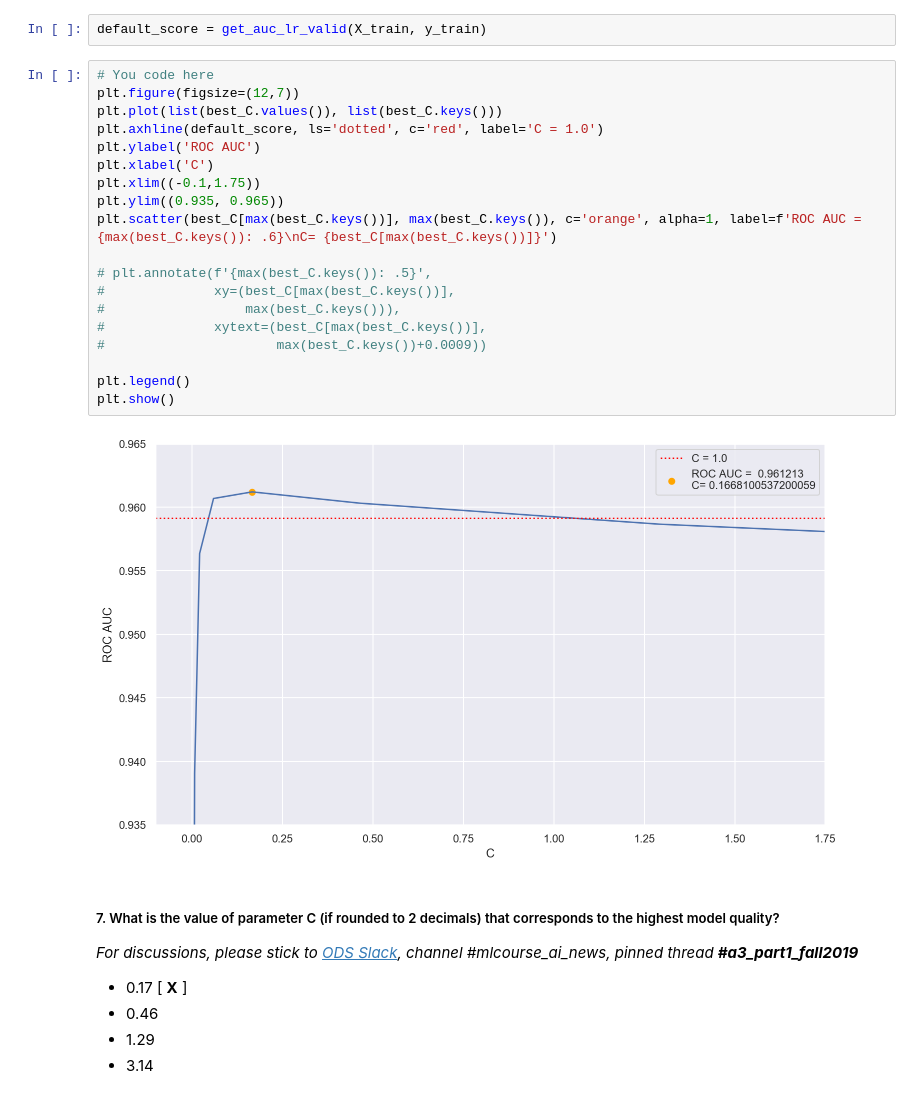
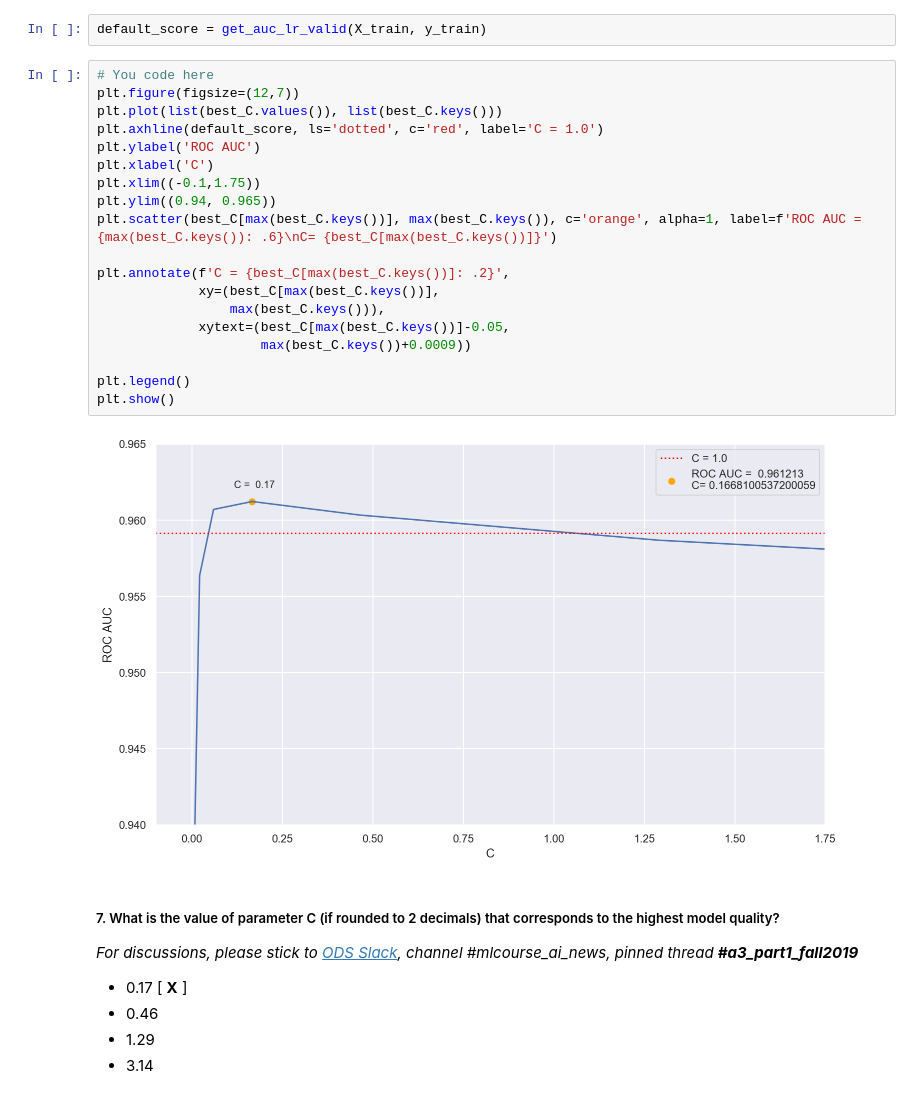
Before and after one commit to koolvn/mlcourse.ai, a Jupyter notebook: jupyter_english/assignments_fall2019/assignment3_part1_alice_logistic_regression.ipynb, the cells around one changed output. Cells and saved outputs as stored; diff of their text form.

```diff
--- a/jupyter_english/assignments_fall2019/assignment3_part1_alice_logistic_regression.ipynb
+++ b/jupyter_english/assignments_fall2019/assignment3_part1_alice_logistic_regression.ipynb
@@ -636,24 +636,24 @@ default_score = get_auc_lr_valid(X_train, y_train)
 # %%
 # You code here
 plt.figure(figsize=(12,7))
 plt.plot(list(best_C.values()), list(best_C.keys()))
 plt.axhline(default_score, ls='dotted', c='red', label='C = 1.0')
 plt.ylabel('ROC AUC')
 plt.xlabel('C')
 plt.xlim((-0.1,1.75))
-plt.ylim((0.935, 0.965))
+plt.ylim((0.94, 0.965))
 plt.scatter(best_C[max(best_C.keys())], max(best_C.keys()), c='orange', alpha=1, label=f'ROC AUC = {max(best_C.keys()): .6}\nC= {best_C[max(best_C.keys())]}')
 
-# plt.annotate(f'{max(best_C.keys()): .5}',
-#              xy=(best_C[max(best_C.keys())],
-#                  max(best_C.keys())),
-#              xytext=(best_C[max(best_C.keys())],
-#                      max(best_C.keys())+0.0009))
+plt.annotate(f'C = {best_C[max(best_C.keys())]: .2}',
+             xy=(best_C[max(best_C.keys())],
+                 max(best_C.keys())),
+             xytext=(best_C[max(best_C.keys())]-0.05,
+                     max(best_C.keys())+0.0009))
 
 plt.legend()
 plt.show()
 # %% [output]
-[figure, old version]
+[figure, new version]
 # %% [markdown]
 ##### 7. What is the value of parameter C (if rounded to 2 decimals) that corresponds to the highest model quality?
 
```
Also changed, not shown: parts of 2 cells of this notebook, 1 other file.
